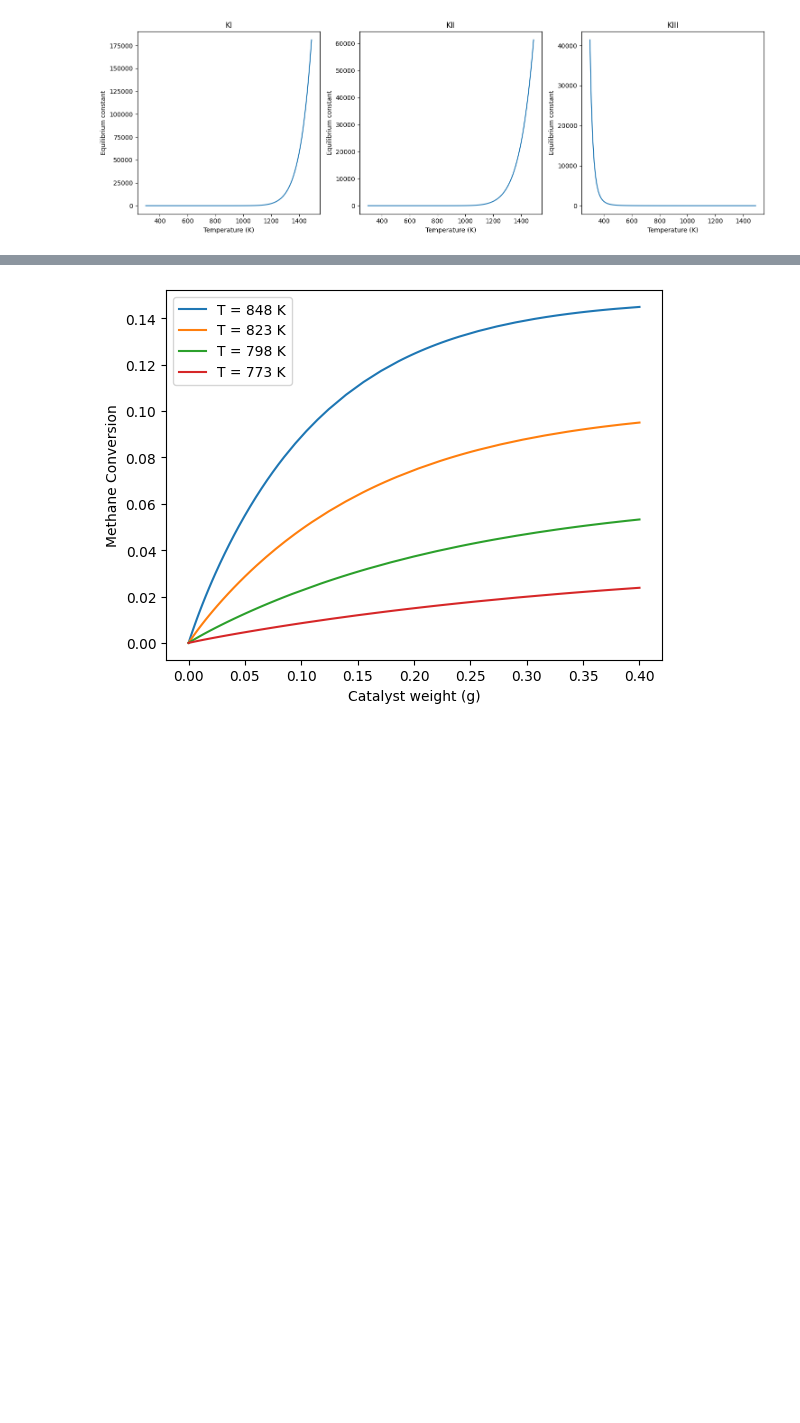
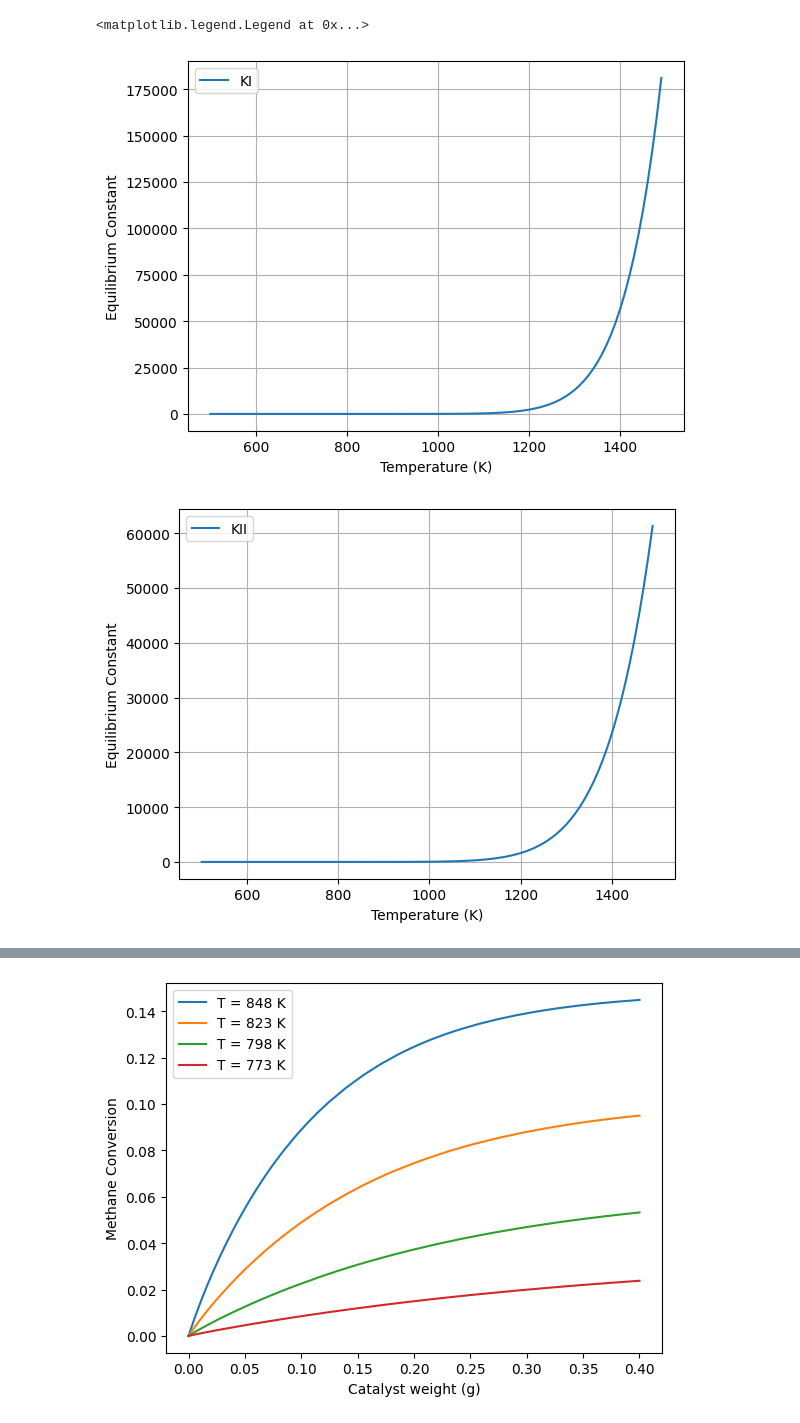
Before and after one commit to catvanille/project, a Jupyter notebook: shift.ipynb, the cells around one changed output, grey strips where cells are left out. Saved outputs shown, nothing was run; the diff lists cells and outputs as text; code cells hidden in the pictures; blank space fills up the shorter version.

```diff
--- a/shift.ipynb
+++ b/shift.ipynb
@@ -117,20 +150,39 @@ plt.tight_layout()
 # %%
 KI = [Keqm(T)[0] for T in T_span]
 KII = [Keqm(T)[1] for T in T_span]
 KIII = [Keqm(T)[2] for T in T_span]
-fig, axs = plt.subplots(1, 3, figsize=(15, 5))
-axs[0].plot(T_span, KI)
-axs[0].set_title('KI')
-axs[0].set_xlabel('Temperature (K)')
-axs[0].set_ylabel('Equilibrium constant')
-axs[1].plot(T_span, KII)
-axs[1].set_title('KII')
-axs[1].set_xlabel('Temperature (K)')
-axs[1].set_ylabel('Equilibrium constant')
-axs[2].plot(T_span, KIII)
-axs[2].set_title('KIII')
-axs[2].set_xlabel('Temperature (K)')
-axs[2].set_ylabel('Equilibrium constant')
-plt.tight_layout()
+# fig, axs = plt.subplots(1, 3, figsize=(15, 5))
+# axs[0].plot(T_span, KI)
+# axs[0].set_title('KI')
+# axs[0].set_xlabel('Temperature (K)')
+# axs[0].set_ylabel('Equilibrium constant')
+# axs[1].plot(T_span, KII)
+# axs[1].set_title('KII')
+# axs[1].set_xlabel('Temperature (K)')
+# axs[1].set_ylabel('Equilibrium constant')
+# axs[2].plot(T_span, KIII)
+# axs[2].set_title('KIII')
+# axs[2].set_xlabel('Temperature (K)')
+# axs[2].set_ylabel('Equilibrium constant')
+# plt.tight_layout()
+
+for i in range(3):
+    plt.figure()
+    plt.plot(T_span, [KI, KII, KIII][i])
+    plt.xlabel('Temperature (K)')
+    plt.ylabel('Equilibrium Constant')
+    plt.legend([f'K{"I"*(i+1)}'])
+    plt.grid()
+    plt.savefig(f'K{"I"*(i+1)}.png', bbox_inches='tight')
+
+plt.figure()
+plt.plot(T_span, KI, label='KI')
+plt.plot(T_span, KII, label='KII')
+plt.plot(T_span, KIII, label='KIII')
+plt.xlabel('Temperature (K)')
+plt.ylabel('Equilibrium Constant')
+plt.legend()
 # %% [output]
+<matplotlib.legend.Legend at 0x...>
-[figure, old version]
+[figure, new version]
+[figure, added]
```
Also changed, not shown: parts of 14 cells of this notebook, 22 other files.
